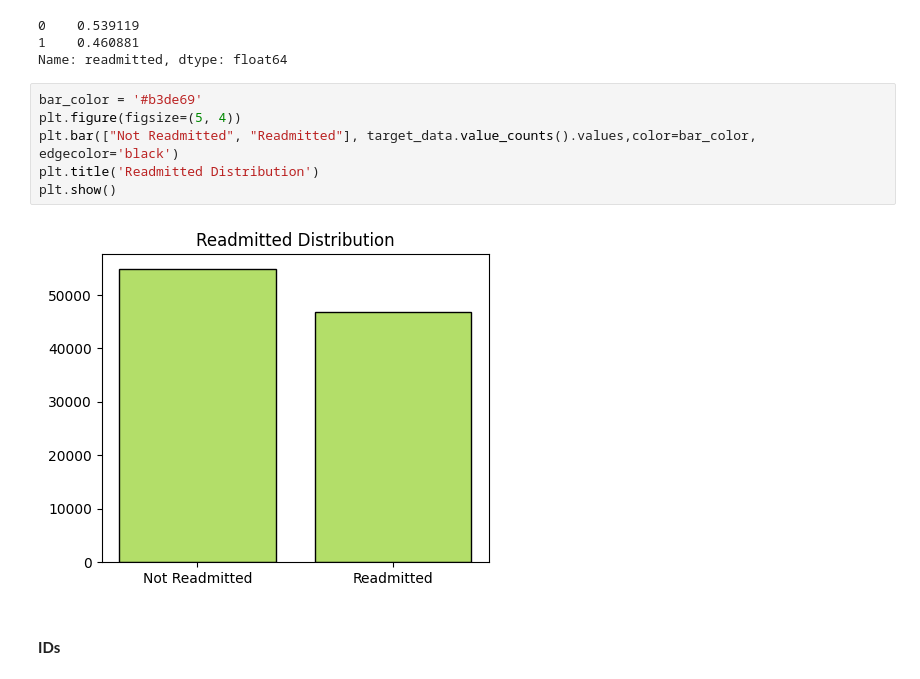
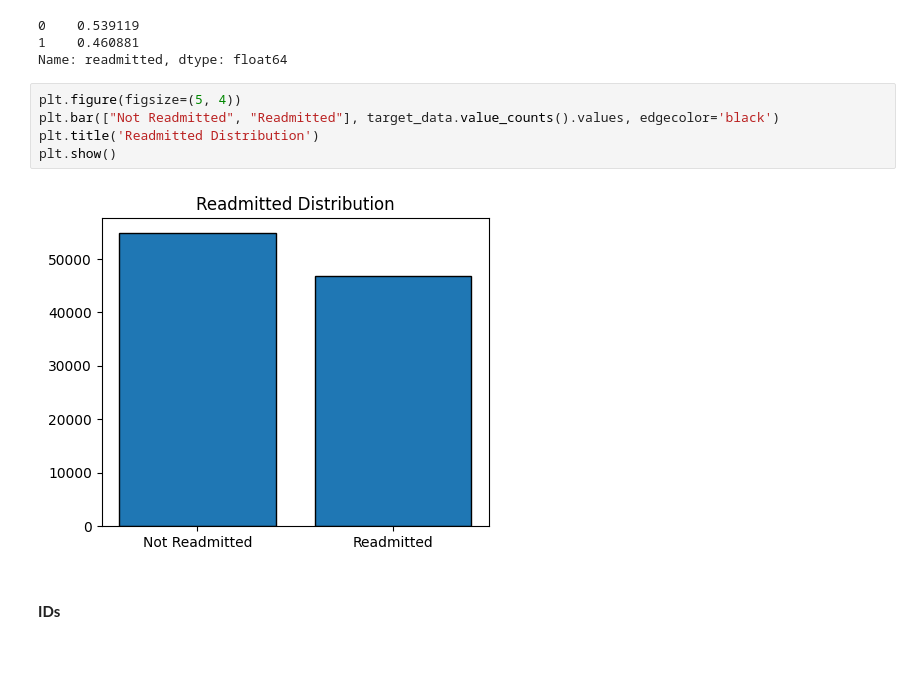
Before and after one commit to fmportela/mlops-group-project-23-24, a Jupyter notebook: notebooks/eda.ipynb, the cells around one changed output. Saved outputs shown, nothing was run; the diff lists cells and outputs as text.

Commit message:
changed plot color on EDA

```diff
--- a/notebooks/eda.ipynb
+++ b/notebooks/eda.ipynb
@@ -158,13 +158,12 @@ target_data.value_counts(1)
 1    0.460881
 Name: readmitted, dtype: float64
 # %%
-bar_color = '#b3de69'
 plt.figure(figsize=(5, 4))
-plt.bar(["Not Readmitted", "Readmitted"], target_data.value_counts().values,color=bar_color, edgecolor='black')
+plt.bar(["Not Readmitted", "Readmitted"], target_data.value_counts().values, edgecolor='black')
 plt.title('Readmitted Distribution')
 plt.show()
 # %% [output]
-[figure, old version]
+[figure, new version]
 # %% [markdown]
 #### **IDs**
 # %%
```
